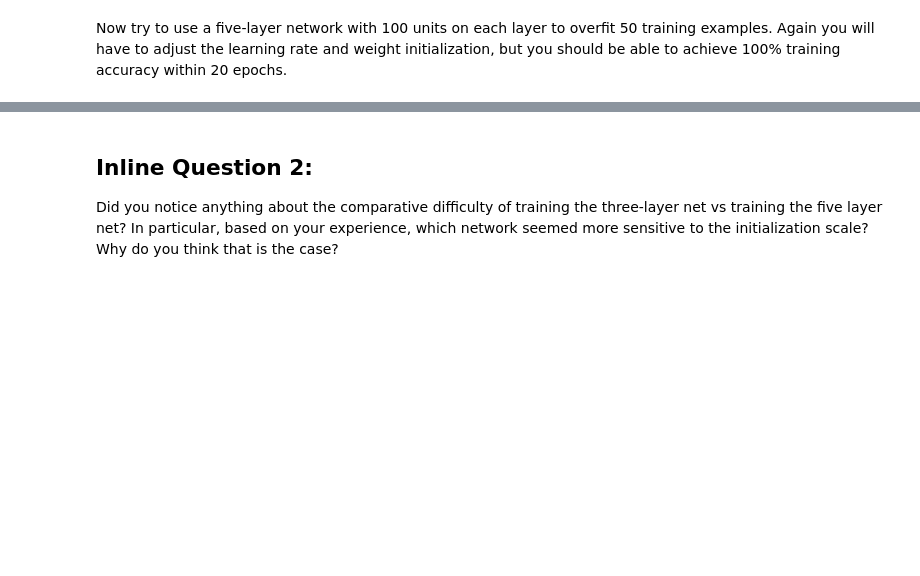
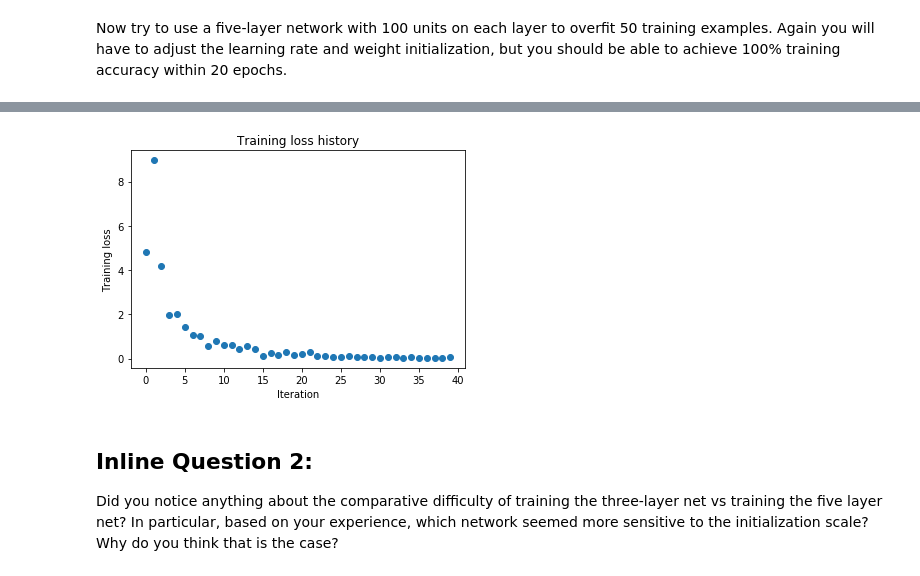
Before and after one commit to ilyarudyak/cs231n-convolutional-nn-2018, a Jupyter notebook: assignment2/FullyConnectedNets.ipynb, the cells around one changed output, grey strips where cells are left out. Saved outputs shown, nothing was run; the diff lists cells and outputs as text; code cells hidden in the pictures; blank space fills up the shorter version.

```diff
--- a/assignment2/FullyConnectedNets.ipynb
+++ b/assignment2/FullyConnectedNets.ipynb
@@ -466,8 +466,8 @@ small_data = {
   'y_val': data['y_val'],
 }
 
-learning_rate = 2e-3
-weight_scale = 1e-5
+learning_rate = 1e-2
+weight_scale = 5e-2
 model = FullyConnectedNet([100, 100, 100, 100],
                 weight_scale=weight_scale, dtype=np.float64)
 solver = Solver(model, small_data,
@@ -484,3 +484,4 @@ plt.title('Training loss history')
 plt.xlabel('Iteration')
 plt.ylabel('Training loss')
 plt.show()
+# %% [output]
@@ -487,3 +505,4 @@ plt.show()
+[figure, added]
 # %% [markdown]
 ## Inline Question 2:
 Did you notice anything about the comparative difficulty of training the three-layer net vs training the five layer net? In particular, based on your experience, which network seemed more sensitive to the initialization scale? Why do you think that is the case?
```
Also changed, not shown: parts of 2 cells of this notebook, 1 other file.
